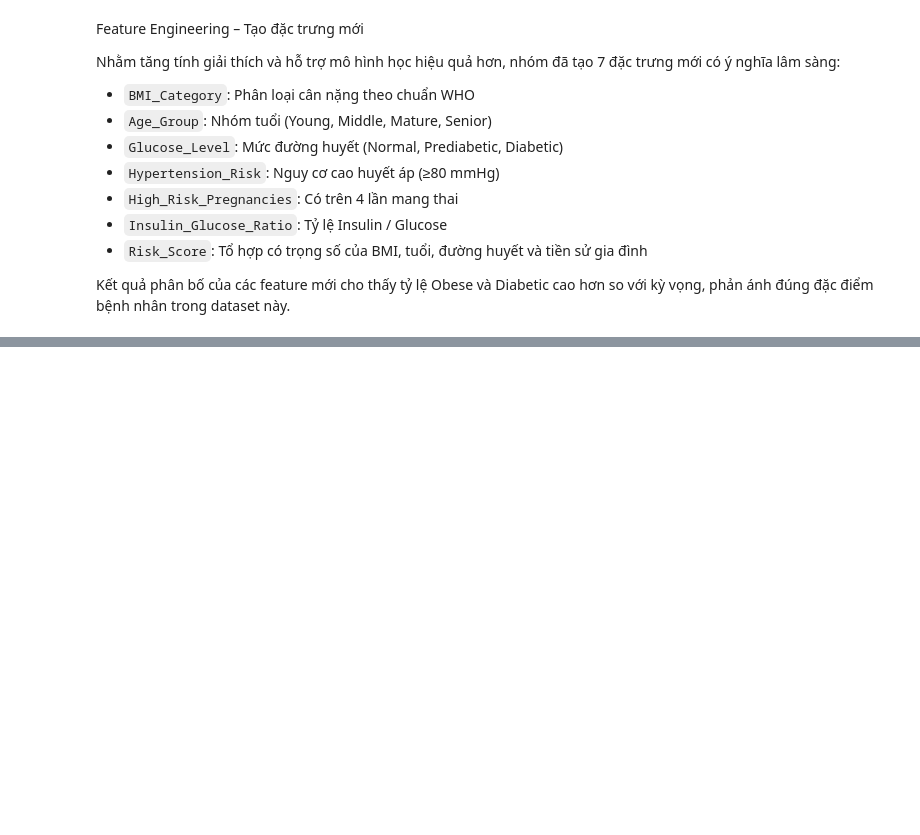
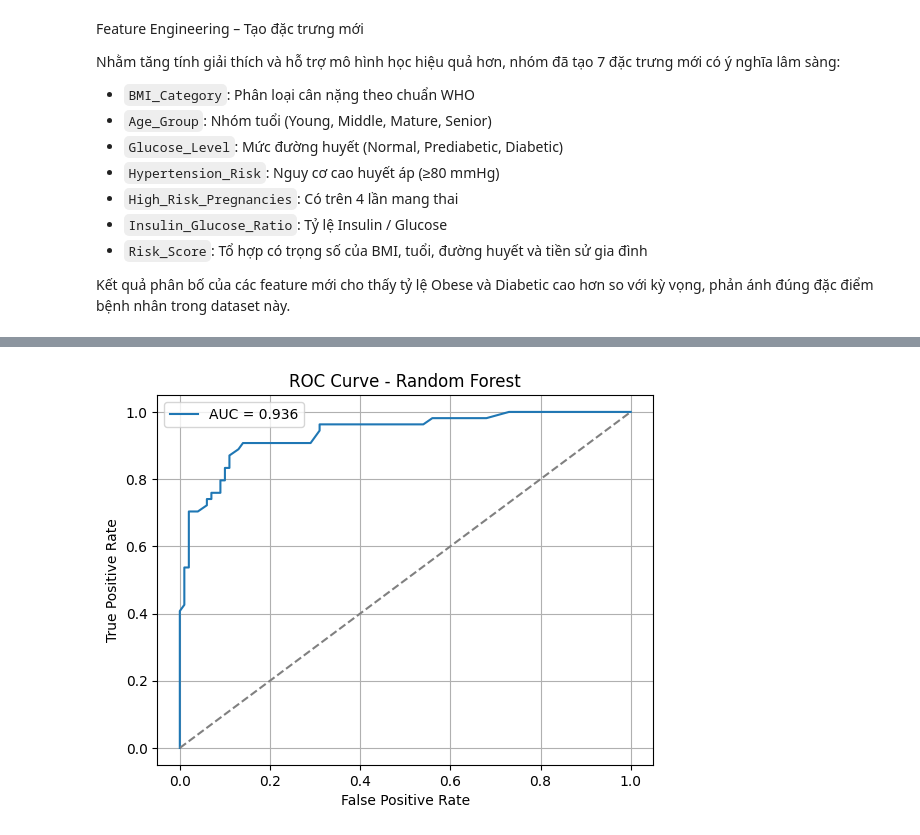
Before and after one commit to tranhoang2804/Capstone-Aptech, a Jupyter notebook: Capstone.ipynb, the cells around one changed output, grey strips where cells are left out. Cells and saved outputs as stored; diff of their text form; code cells hidden in the pictures; blank space fills up the shorter version.

```diff
--- a/Capstone.ipynb
+++ b/Capstone.ipynb
@@ -575,0 +587,4 @@ Top feature scores:
+# %%
+# Feature đầu vào – chỉ chọn các feature quan trọng đã chọn ở bước 3.2
+X = X_selected  # từ bước 3.2
+y = df['Outcome']  # nhãn mục tiêu
@@ -575,0 +776,18 @@ Top feature scores:
+# %%
+# Nếu là mô hình như RF có predict_proba
+y_prob_rf = rf.predict_proba(X_test)[:, 1]  # xác suất là class 1
+
+fpr, tpr, _ = roc_curve(y_test, y_prob_rf)
+auc_score = roc_auc_score(y_test, y_prob_rf)
+
+plt.figure()
+plt.plot(fpr, tpr, label=f"AUC = {auc_score:.3f}")
+plt.plot([0,1], [0,1], linestyle='--', color='gray')
+plt.xlabel("False Positive Rate")
+plt.ylabel("True Positive Rate")
+plt.title("ROC Curve - Random Forest")
+plt.legend()
+plt.grid()
+plt.show()
+# %% [output]
+[figure, added]
```
Also changed, not shown: parts of 22 cells of this notebook.
